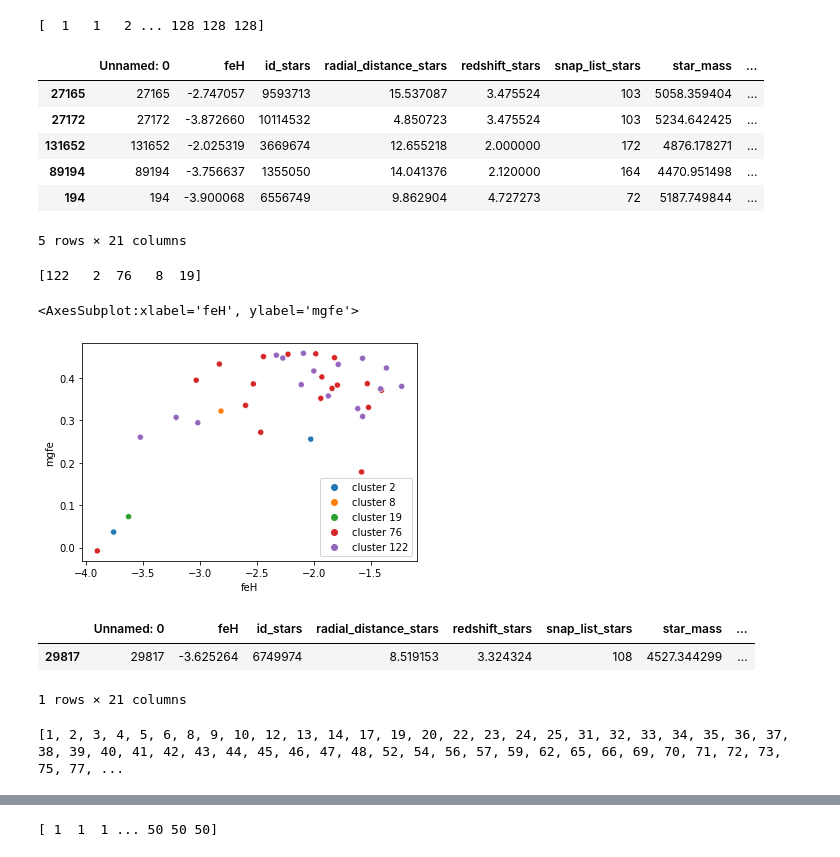
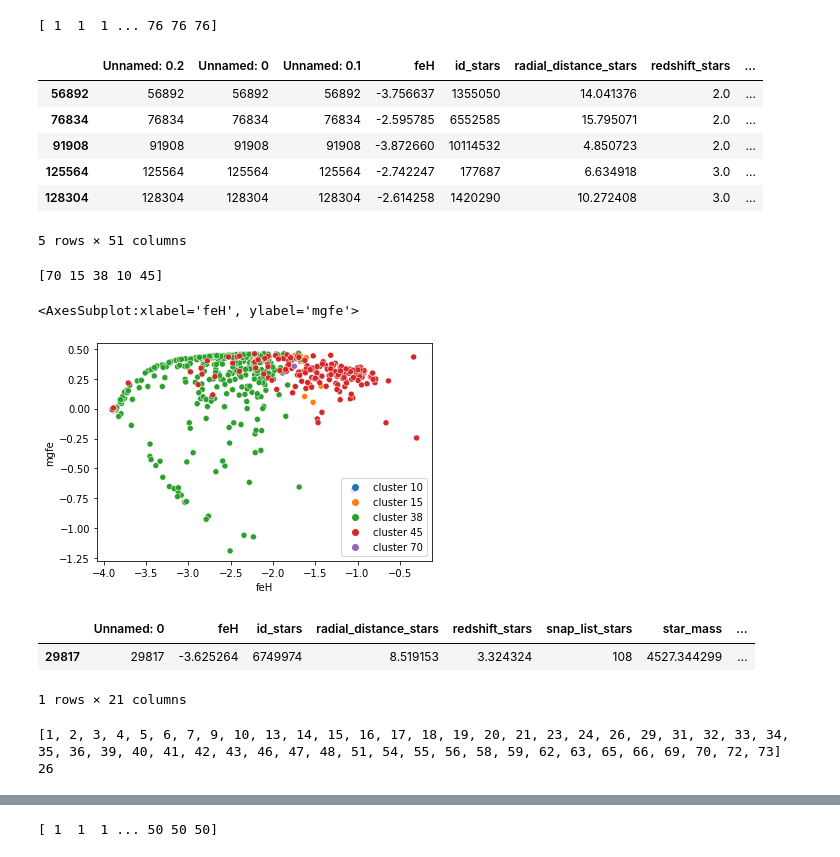
Before and after one commit to michaelyhuang23/Gaia3DR-explore, a Jupyter notebook: simulation_data_cut.ipynb, the cells around one changed output, grey strips where cells are left out. Saved outputs shown, nothing was run; the diff lists cells and outputs as text; code cells hidden in the pictures.

Commit message:
new data

```diff
--- a/simulation_data_cut.ipynb
+++ b/simulation_data_cut.ipynb
@@ -3,7 +3,7 @@ import pandas as pd
 import numpy as np
 import seaborn as sns
 # %%
-df = pd.read_hdf('./data/m12i_cluster_data.h5', key='star')
+df = pd.read_hdf('./data/m12i_cluster_data_v2.h5', key='star')
 # %%
 df_small = df.loc[df['subhalo_mass_stars']>=1e9].copy()
 # %%
@@ -13,39 +28,39 @@ print(len(df_small))
 # %%
-df_small.sort_values('subhalo_peak_mass', inplace=True, kind='stable')
+df_small.sort_values('subhalo_infall_mass_stars', inplace=True, kind='stable')
 # %%
 prev_val = -1
 prev_id = 0
 df_small['cluster_id'] = 0
 cluster_ids = np.zeros((len(df_small)), dtype=np.int32)
 for i, (idx, row) in enumerate(df_small.iterrows()):
-    if (row['subhalo_peak_mass'] - prev_val)>0.1:
+    if (row['subhalo_infall_mass_stars'] - prev_val)>0.1:
         prev_id+=1
-        prev_val = row['subhalo_peak_mass']
+        prev_val = row['subhalo_infall_mass_stars']
     cluster_ids[i] = prev_id
 print(cluster_ids)
 df_small['cluster_id'] = cluster_ids
 # %% [output]
-[  1   1   2 ... 128 128 128]
+[ 1  1  1 ... 76 76 76]
 # %%
 df_small.head()
 # %% [output]
-|  | Unnamed: 0 | feH | id_stars | radial_distance_stars | redshift_stars | snap_list_stars | star_mass | ... |
-| 27165 | 27165 | -2.747057 | 9593713 | 15.537087 | 3.475524 | 103 | 5058.359404 | ... |
-| 27172 | 27172 | -3.872660 | 10114532 | 4.850723 | 3.475524 | 103 | 5234.642425 | ... |
-| 131652 | 131652 | -2.025319 | 3669674 | 12.655218 | 2.000000 | 172 | 4876.178271 | ... |
-| 89194 | 89194 | -3.756637 | 1355050 | 14.041376 | 2.120000 | 164 | 4470.951498 | ... |
-| 194 | 194 | -3.900068 | 6556749 | 9.862904 | 4.727273 | 72 | 5187.749844 | ... |
+|  | Unnamed: 0.2 | Unnamed: 0 | Unnamed: 0.1 | feH | id_stars | radial_distance_stars | redshift_stars | ... |
+| 56892 | 56892 | 56892 | 56892 | -3.756637 | 1355050 | 14.041376 | 2.0 | ... |
+| 76834 | 76834 | 76834 | 76834 | -2.595785 | 6552585 | 15.795071 | 2.0 | ... |
+| 91908 | 91908 | 91908 | 91908 | -3.872660 | 10114532 | 4.850723 | 2.0 | ... |
+| 125564 | 125564 | 125564 | 125564 | -2.742247 | 177687 | 6.634918 | 3.0 | ... |
+| 128304 | 128304 | 128304 | 128304 | -2.614258 | 1420290 | 10.272408 | 3.0 | ... |
-5 rows × 21 columns
+5 rows × 51 columns
 # %%
-chosen_cluster_ids = np.random.choice(np.arange(1, 129), 5)
+chosen_cluster_ids = np.random.choice(np.arange(1, 77), 5)
 print(chosen_cluster_ids)
 chosen_ids = np.argwhere(df_small['cluster_id'].isin(chosen_cluster_ids).to_numpy())[:,0]
 hues = np.array([f'cluster {id}' for id in df_small['cluster_id'].to_numpy()])[chosen_ids]
 sns.scatterplot(data=df_small.iloc[chosen_ids], x='feH', y='mgfe', hue=hues)
 # %% [output]
-[122   2  76   8  19]
+[70 15 38 10 45]
 <AxesSubplot:xlabel='feH', ylabel='mgfe'>
-[figure, old version]
+[figure, new version]
 # %%
 df_small.loc[df_small['cluster_id']==19]
 # %% [output]
@@ -54,16 +69,18 @@ df_small.loc[df_small['cluster_id']==19]
 1 rows × 21 columns
 # %%
 remove_cluster = []
-cutoff = 10
-for id in range(1, 129):
+cutoff = 100
+for id in range(1, 77):
     if len(df_small.loc[df_small['cluster_id']==id]) < cutoff:
         remove_cluster.append(id)
 
 print(remove_cluster)
 
 df_small_small = df_small.loc[~df_small['cluster_id'].isin(remove_cluster)].copy()
+print(76 - len(remove_cluster))
 # %% [output]
-[1, 2, 3, 4, 5, 6, 8, 9, 10, 12, 13, 14, 17, 19, 20, 22, 23, 24, 25, 31, 32, 33, 34, 35, 36, 37, 38, 39, 40, 41, 42, 43, 44, 45, 46, 47, 48, 52, 54, 56, 57, 59, 62, 65, 66, 69, 70, 71, 72, 73, 75, 77, ...
+[1, 2, 3, 4, 5, 6, 7, 9, 10, 13, 14, 15, 16, 17, 18, 19, 20, 21, 23, 24, 26, 29, 31, 32, 33, 34, 35, 36, 39, 40, 41, 42, 43, 46, 47, 48, 51, 54, 55, 56, 58, 59, 62, 63, 65, 66, 69, 70, 72, 73]
+26
 # %%
 print(len(df_small_small))
 df_small_small.head()
```
Also changed, not shown: parts of 3 cells of this notebook, 2 other files.
